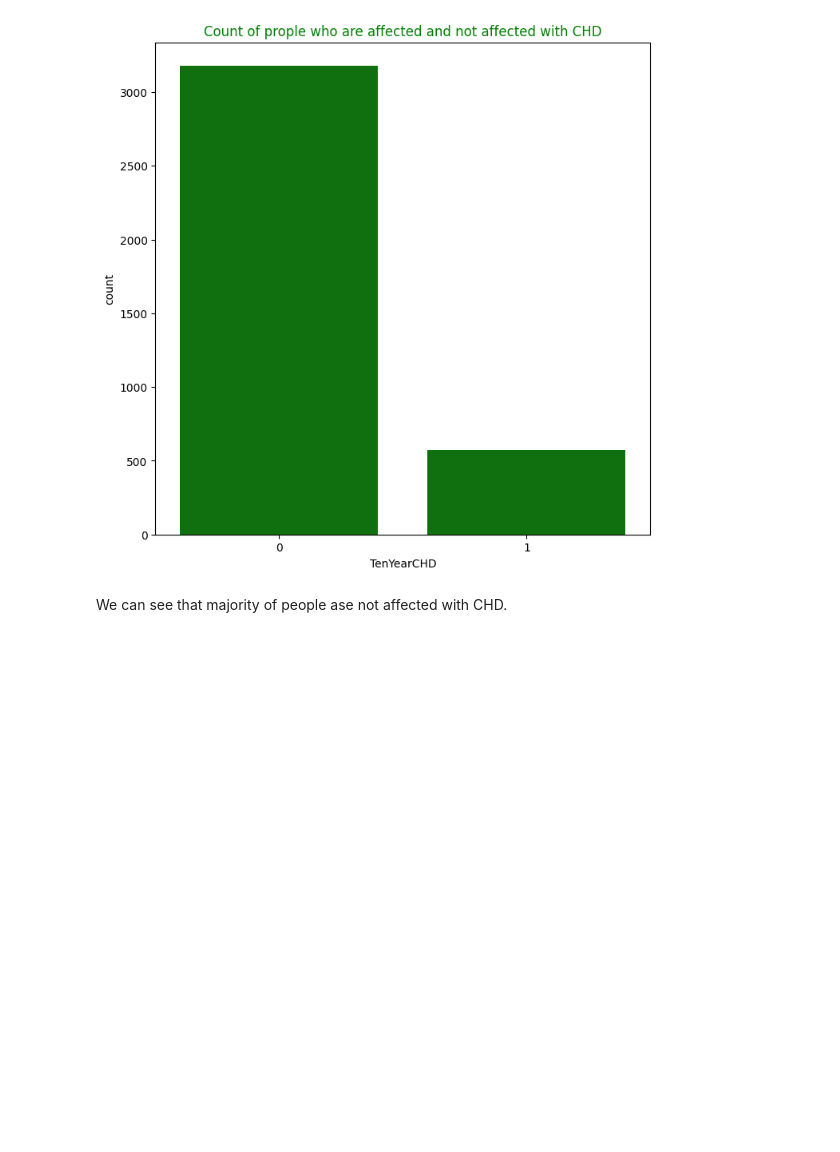
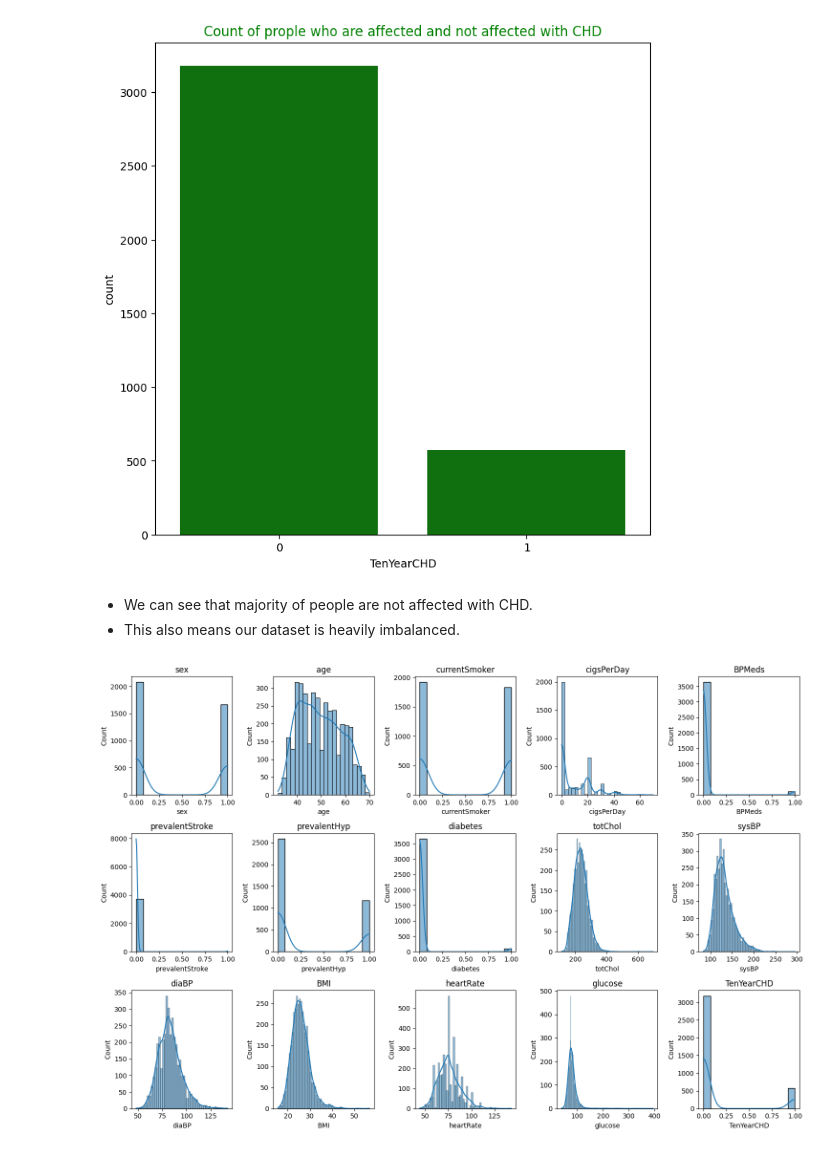
Before and after one commit to rizz045/Heart-Disease-Prediction-Using-Logistic-Regression, a Jupyter notebook: Heart_disease_prediction_using_ANN.ipynb, the cells around one changed output. Drawn from its saved outputs; the diff is of its cells as text; code cells hidden in the pictures; blank space fills up the shorter version.

```diff
--- a/Heart_disease_prediction_using_ANN.ipynb
+++ b/Heart_disease_prediction_using_ANN.ipynb
@@ -31,5 +34,5 @@ import statsmodels.api as sm
 # %%
-df = pd.read_csv("/content/heartdisease.csv")
+df = pd.read_csv("/content/framingham.csv")
 df.head()
 # %% [output]
 |  | male | age | education | currentSmoker | cigsPerDay | BPMeds | prevalentStroke | prevalentHyp | ... |
@@ -107,4 +160,17 @@ plt.show()
 # %% [output]
 [figure]
 # %% [markdown]
-We can see that majority of people ase not affected with CHD.
+* We can see that majority of people are not affected with CHD.
+* This also means our dataset is heavily imbalanced.
+# %%
+# Let's check the data distribution of all the features
+plt.figure(figsize=(15, 10))
+i = 0
+for col in df.columns:
+    plt.subplot(3, 5, i:=i+1)
+    sns.histplot(df[col], kde=True)
+    plt.title(col)
+    plt.tight_layout()
+plt.show()
+# %% [output]
+[figure, added]
```
Also changed, not shown: parts of 19 cells of this notebook.
